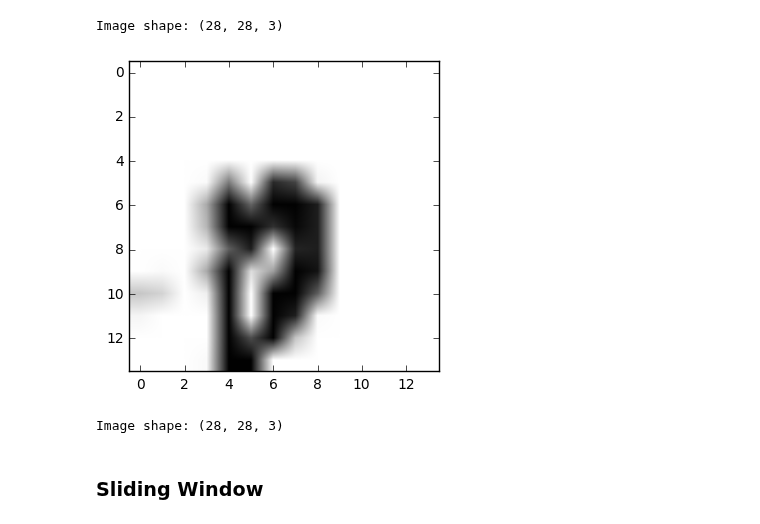
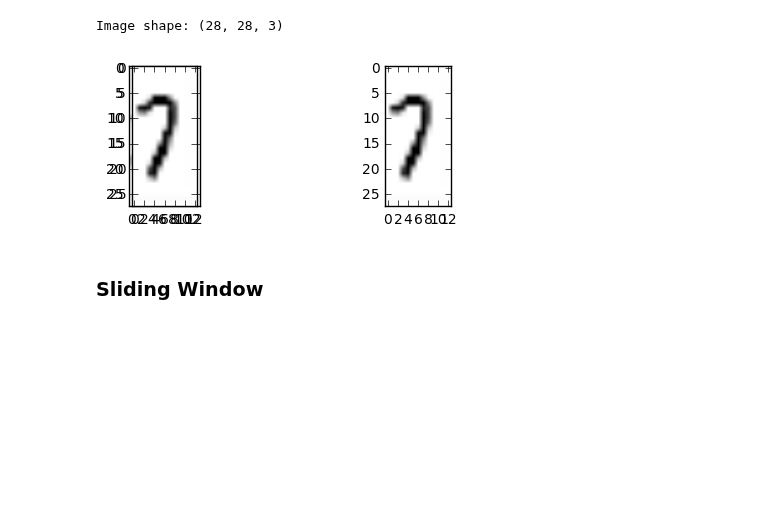
Before and after one commit to hamzafar/deep_learning_by_Google, a Jupyter notebook: project/object detection.ipynb, the cells around one changed output. Saved outputs shown, nothing was run; the diff lists cells and outputs as text; code cells hidden in the pictures; blank space fills up the shorter version.

Commit message:
SUBPLOT

```diff
--- a/project/object detection.ipynb
+++ b/project/object detection.ipynb
@@ -30,10 +32,21 @@ print('Image shape:',img_data.shape)
 # %% [output]
 [figure]
 Image shape: (28, 28, 3)
-# %%
-plt.imshow(img_data[0:14,0:14,:])
-plt.show()
-print('Image shape:',img_data.shape)
-# %% [output]
-[figure, removed]
-Image shape: (28, 28, 3)
+# %%
+import matplotlib.pyplot as plt
+
+
+fig = plt.figure()
+a=fig.add_subplot(2,2,1)
+imgplot = plt.imshow(img_data[0:28,0:14,:])
+# a.set_title('Before')
+
+a=fig.add_subplot(2,2,1.5)
+imgplot = plt.imshow(img_data[0:28,15:28,:])
+# imgplot.set_clim(0.0,0.7)
+# a.set_title('After')
+
+a=fig.add_subplot(2,2,2)
+imgplot = plt.imshow(img_data[0:28,15:28,:])
+# %% [output]
+[figure, added]
```
Also changed, not shown: parts of 2 cells of this notebook.
